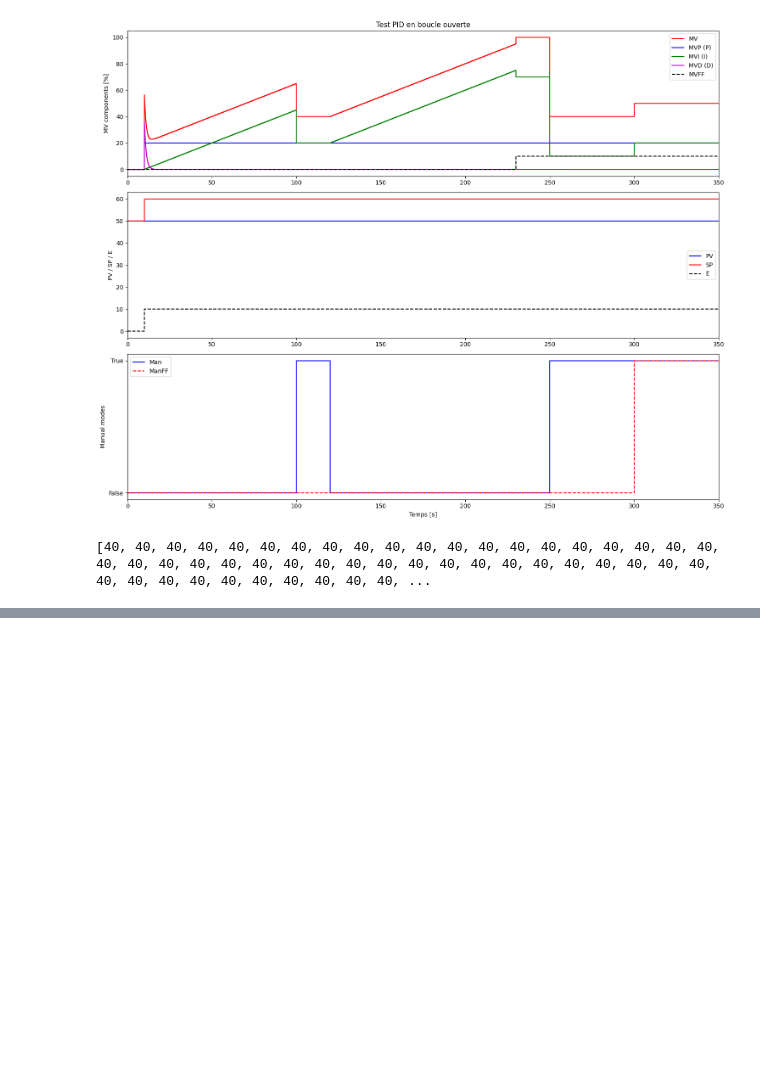
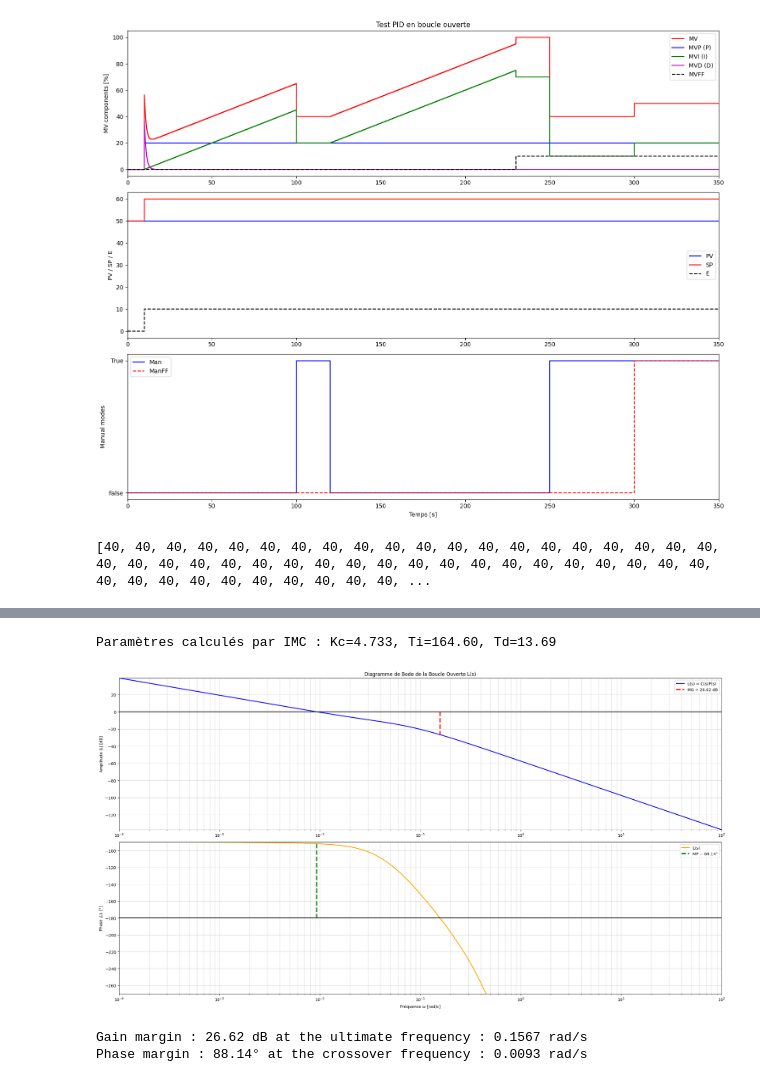
Before and after one commit to theoGstr/Labo3_Control_Theory, a Jupyter notebook: package_Lab.ipynb, the cells around one changed output, grey strips where cells are left out. Saved outputs shown, nothing was run; the diff lists cells and outputs as text; code cells hidden in the pictures; blank space fills up the shorter version.

```diff
--- a/package_Lab.ipynb
+++ b/package_Lab.ipynb
@@ -220,0 +238,37 @@ print(MVMan)
+# %%
+
+#PARAMÈTRES DU SYSTÈME
+K = 0.320
+T1 = 149.53
+T2 = 15.07
+theta = 4.00
+
+P = Process(parameters={
+    'Kp': K,
+    'Tlag1': T1,
+    'Tlag2': T2,
+    'Tlead1': 0,
+    'Tlead2': 0,
+    'theta': theta
+})
+
+
+Kc_imc, Ti_imc, Td_imc = IMC_tuning(K, T1, T2, theta, gamma=0.7)
+
+
+Cparams = {
+    'Kc': Kc_imc,
+    'Ti': Ti_imc,
+    'Td': Td_imc,
+    'alpha': 1
+}
+
+print(f"Paramètres calculés par IMC : Kc={Kc_imc:.3f}, Ti={Ti_imc:.2f}, Td={Td_imc:.2f}")
+
+omega = np.logspace(-4, 2, 1000)
+MG, MP = Margin(P, Cparams, omega)
+# %% [output]
+Paramètres calculés par IMC : Kc=4.733, Ti=164.60, Td=13.69
+[figure, added]
+Gain margin : 26.62 dB at the ultimate frequency : 0.1567 rad/s
+Phase margin : 88.14° at the crossover frequency : 0.0093 rad/s
```
Also changed, not shown: parts of 4 cells of this notebook, 22 other files.
